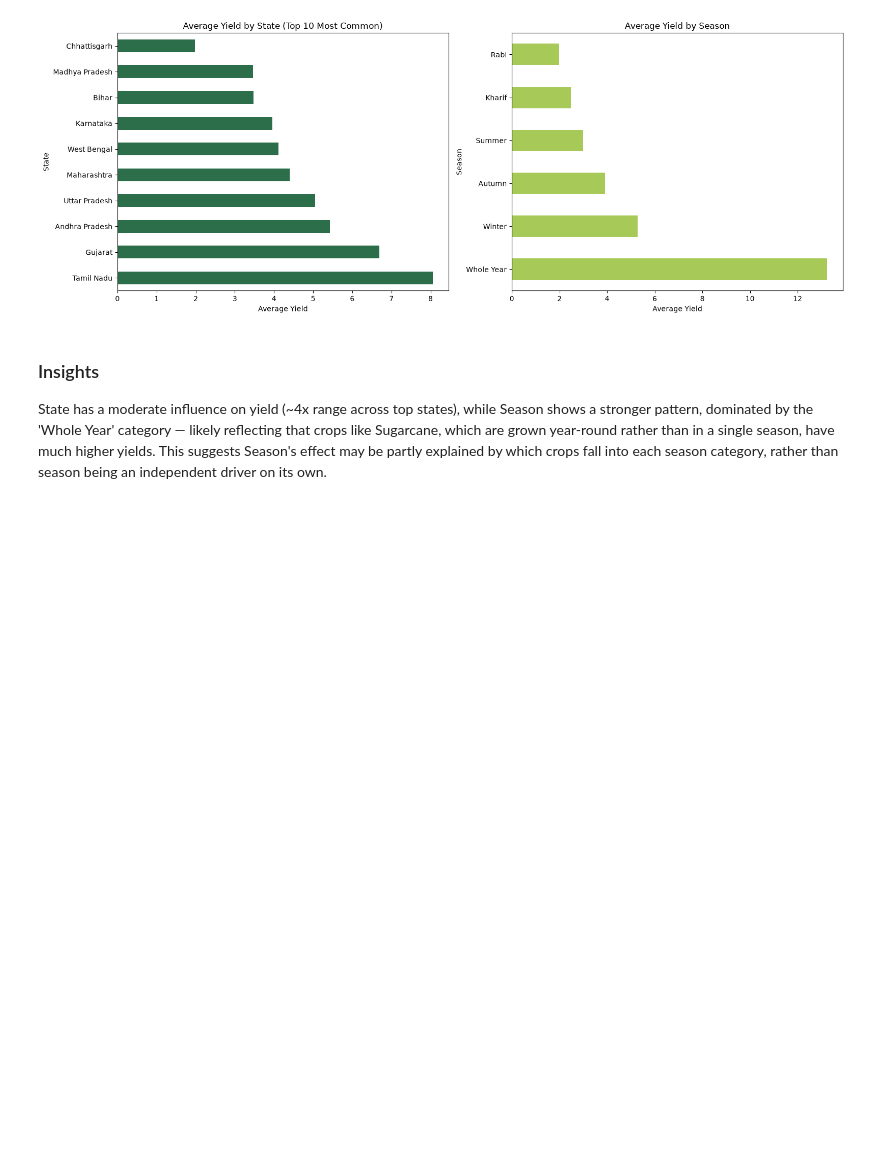
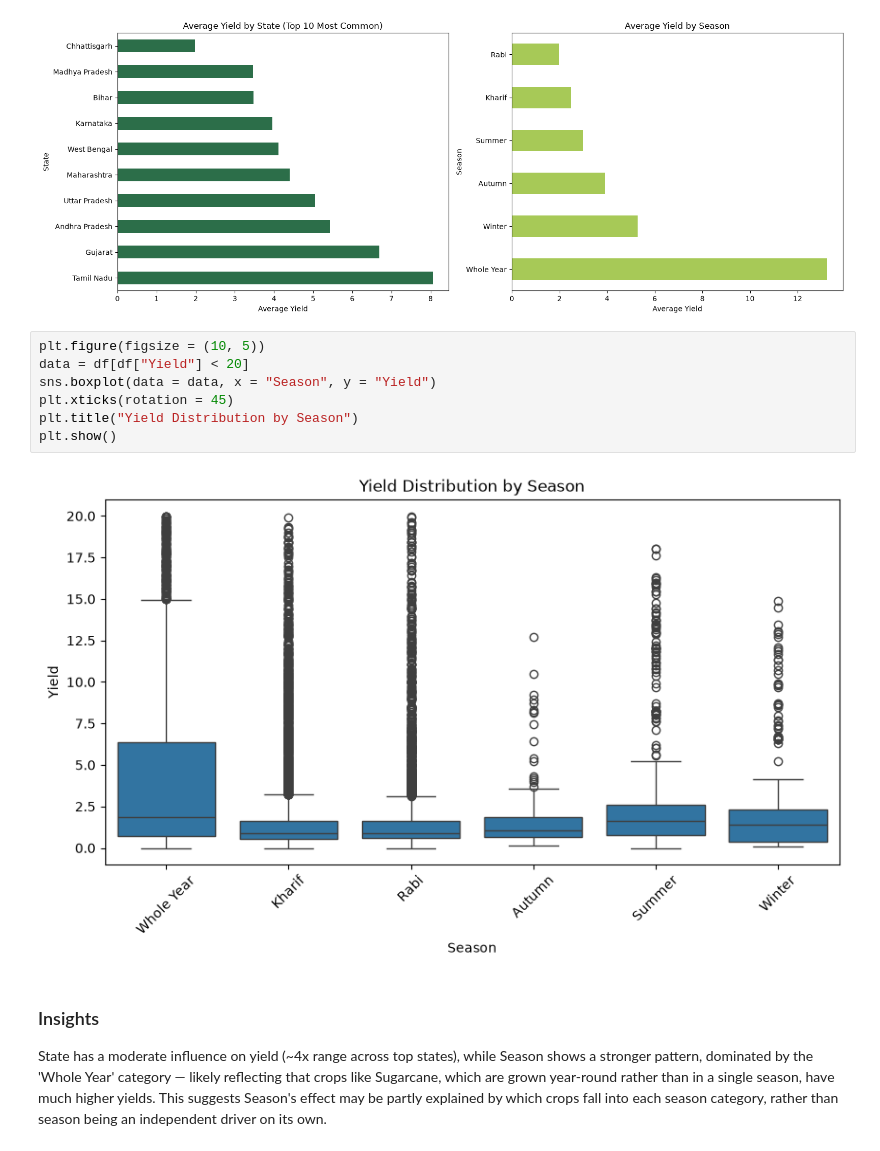
Before and after one commit to bhagyashreepawar1618/AgroVision-, a Jupyter notebook: ML_Models/yield_prediction/notebooks/eda.ipynb, the cells around one changed output. Cells and saved outputs as stored; diff of their text form; blank space fills up the shorter version.

```diff
--- a/ML_Models/yield_prediction/notebooks/eda.ipynb
+++ b/ML_Models/yield_prediction/notebooks/eda.ipynb
@@ -321,6 +341,15 @@ plt.tight_layout()
 plt.show()
 # %% [output]
 [figure]
+# %%
+plt.figure(figsize = (10, 5))
+data = df[df["Yield"] < 20]
+sns.boxplot(data = data, x = "Season", y = "Yield")
+plt.xticks(rotation = 45)
+plt.title("Yield Distribution by Season")
+plt.show()
+# %% [output]
+[figure, added]
 # %% [markdown]
 ### Insights
 State has a moderate influence on yield (~4x range across top states), while Season shows a stronger pattern, dominated by the 'Whole Year' category — likely reflecting that crops like Sugarcane, which are grown year-round rather than in a single season, have much higher yields. This suggests Season's effect may be partly explained by which crops fall into each season category, rather than season being an independent driver on its own.
```
Also changed, not shown: parts of 7 cells of this notebook, 6 other files.
